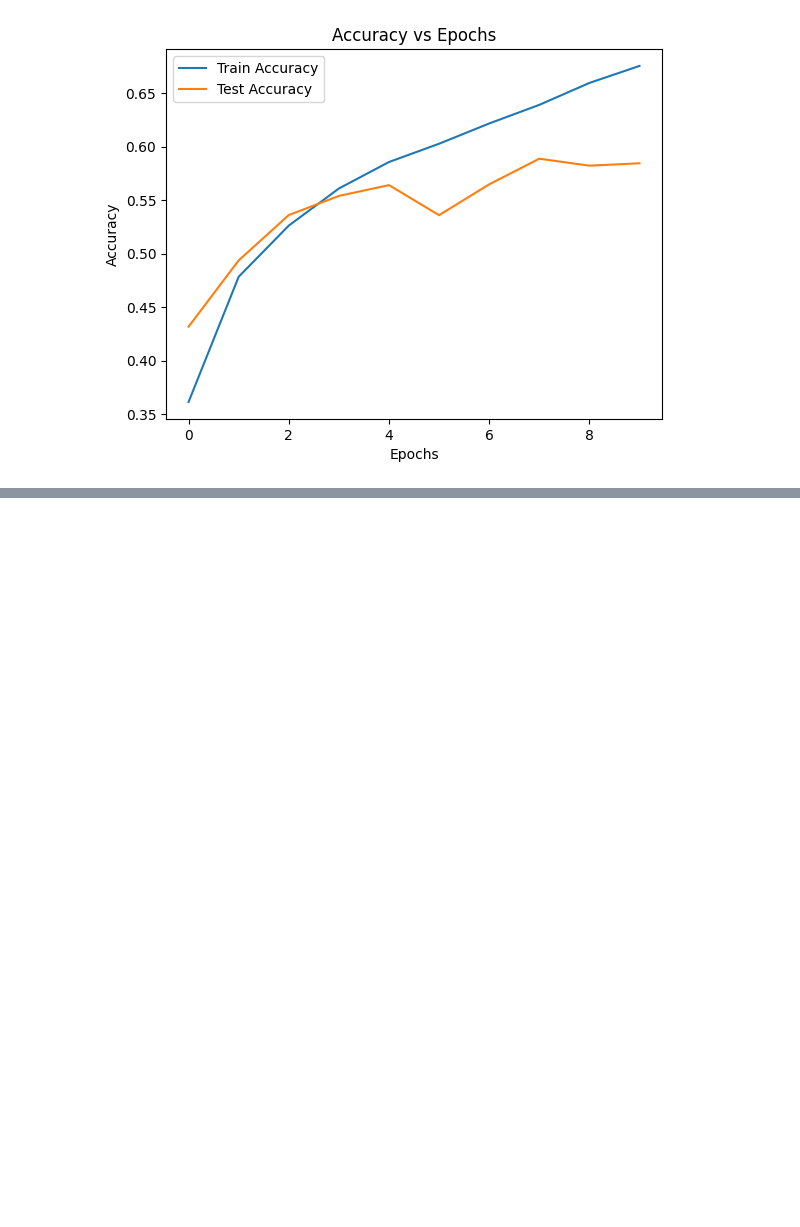
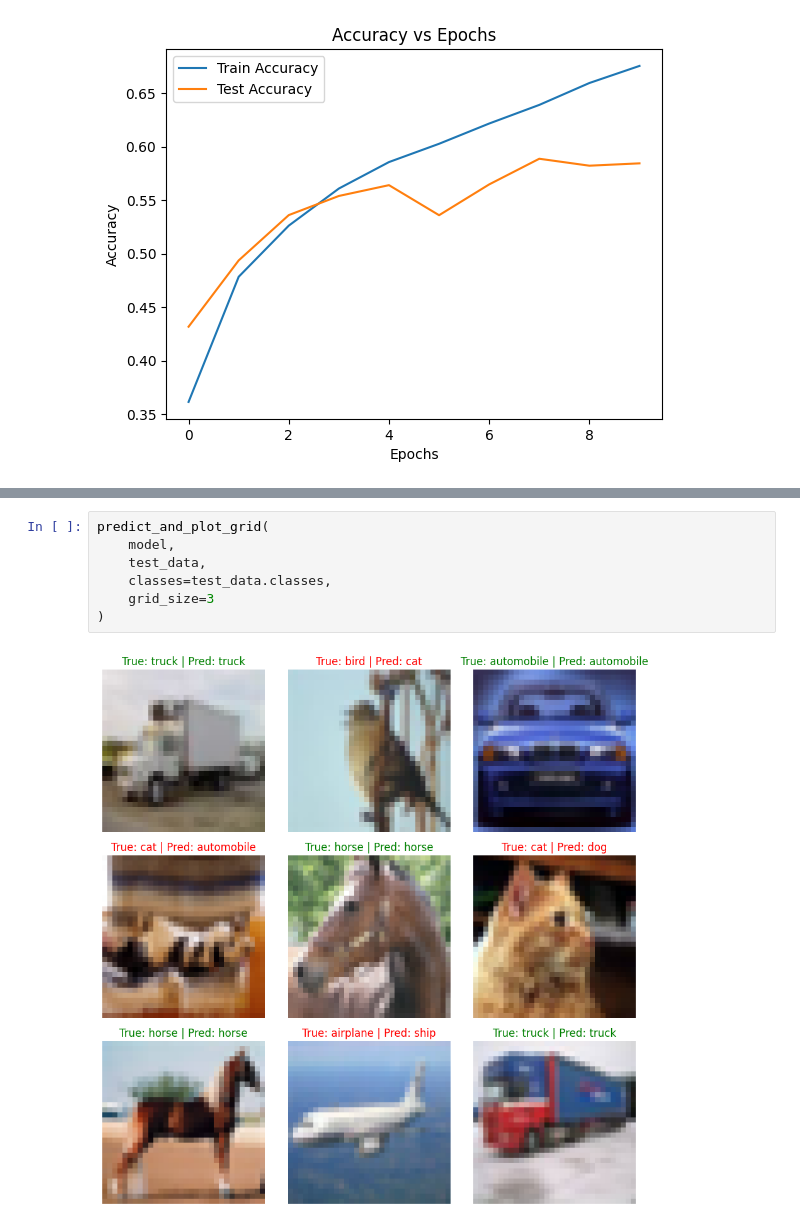
Before and after one commit to Aditya-Raj-Kaushik/Vision-Transformer, a Jupyter notebook: Vision_Transformer.ipynb, the cells around one changed output, grey strips where cells are left out. Cells and saved outputs as stored; diff of their text form; blank space fills up the shorter version.

```diff
--- a/Vision_Transformer.ipynb
+++ b/Vision_Transformer.ipynb
@@ -383,0 +409,9 @@ plt.show()
+# %%
+predict_and_plot_grid(
+    model,
+    test_data,
+    classes=test_data.classes,
+    grid_size=3
+)
+# %% [output]
+[figure, added]
```
Also changed, not shown: parts of 11 cells of this notebook.
